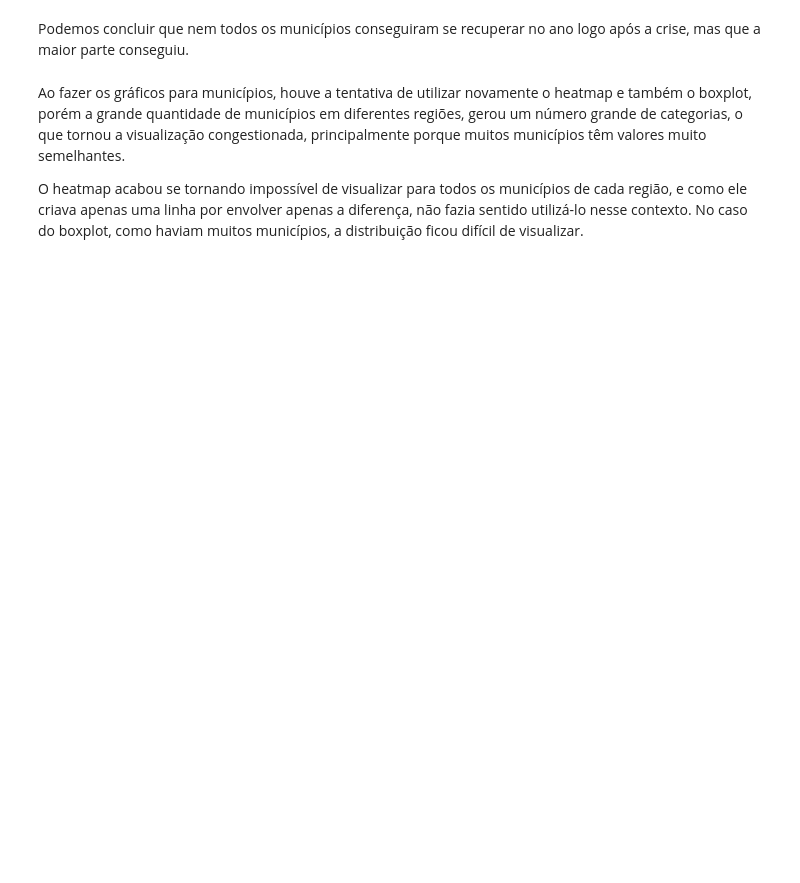
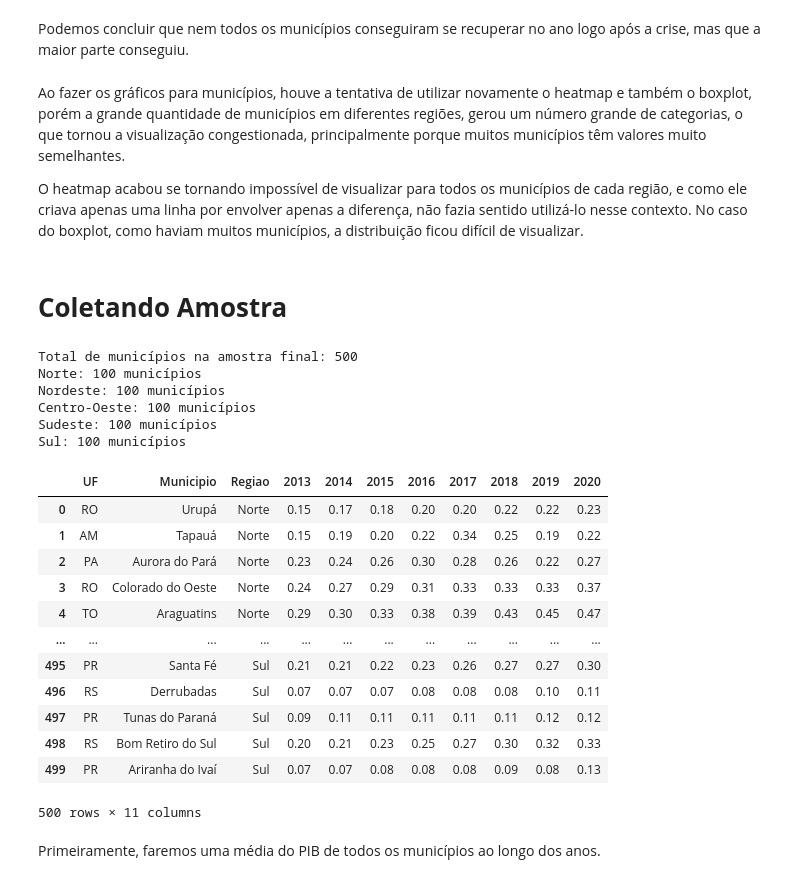
Before and after one commit to anaC-Fernandes/ProjetoDados, a Jupyter notebook: Notebooks/Dataset_Crise.ipynb, the cells around one changed output. Drawn from its saved outputs; the diff is of its cells as text; code cells hidden in the pictures; blank space fills up the shorter version.

```diff
--- a/Notebooks/Dataset_Crise.ipynb
+++ b/Notebooks/Dataset_Crise.ipynb
@@ -593,3 +593,45 @@ Podemos concluir que nem todos os municípios conseguiram se recuperar no ano lo
 Ao fazer os gráficos para municípios, houve a tentativa de utilizar novamente o heatmap e também o boxplot, porém a grande quantidade de municípios em diferentes regiões, gerou um número grande de categorias, o que tornou a visualização congestionada, principalmente porque muitos municípios têm valores muito semelhantes.
 
 O heatmap acabou se tornando impossível de visualizar para todos os municípios de cada região, e como ele criava apenas uma linha por envolver apenas a diferença, não fazia sentido utilizá-lo nesse contexto. No caso do boxplot, como haviam muitos municípios, a distribuição ficou difícil de visualizar.
+# %% [markdown]
+# **Coletando Amostra**
+# %%
+amostras = {}
+
+for regiao, df in municipios_por_regiao.items():
+    if len(df) >= 100:
+        amostra = df.sample(n=100, random_state=42)
+    amostras[regiao] = amostra
+
+amostra_final = pd.concat(amostras.values(), ignore_index=True)
+
+amostra_final.to_csv("amostra_100_municipios_por_regiao.csv", index=False)
+
+print(f"\nTotal de municípios na amostra final: {len(amostra_final)}")
+for regiao, df in amostras.items():
+    print(f"{regiao}: {len(df)} municípios")
+# %% [output]
+Total de municípios na amostra final: 500
+Norte: 100 municípios
+Nordeste: 100 municípios
+Centro-Oeste: 100 municípios
+Sudeste: 100 municípios
+Sul: 100 municípios
+# %%
+amostra_final
+# %% [output]
+|  | UF | Municipio | Regiao | 2013 | 2014 | 2015 | 2016 | 2017 | 2018 | 2019 | 2020 |
+| 0 | RO | Urupá | Norte | 0.15 | 0.17 | 0.18 | 0.20 | 0.20 | 0.22 | 0.22 | 0.23 |
+| 1 | AM | Tapauá | Norte | 0.15 | 0.19 | 0.20 | 0.22 | 0.34 | 0.25 | 0.19 | 0.22 |
+| 2 | PA | Aurora do Pará | Norte | 0.23 | 0.24 | 0.26 | 0.30 | 0.28 | 0.26 | 0.22 | 0.27 |
+| 3 | RO | Colorado do Oeste | Norte | 0.24 | 0.27 | 0.29 | 0.31 | 0.33 | 0.33 | 0.33 | 0.37 |
+| 4 | TO | Araguatins | Norte | 0.29 | 0.30 | 0.33 | 0.38 | 0.39 | 0.43 | 0.45 | 0.47 |
+| ... | ... | ... | ... | ... | ... | ... | ... | ... | ... | ... | ... |
+| 495 | PR | Santa Fé | Sul | 0.21 | 0.21 | 0.22 | 0.23 | 0.26 | 0.27 | 0.27 | 0.30 |
+| 496 | RS | Derrubadas | Sul | 0.07 | 0.07 | 0.07 | 0.08 | 0.08 | 0.08 | 0.10 | 0.11 |
+| 497 | PR | Tunas do Paraná | Sul | 0.09 | 0.11 | 0.11 | 0.11 | 0.11 | 0.11 | 0.12 | 0.12 |
+| 498 | RS | Bom Retiro do Sul | Sul | 0.20 | 0.21 | 0.23 | 0.25 | 0.27 | 0.30 | 0.32 | 0.33 |
+| 499 | PR | Ariranha do Ivaí | Sul | 0.07 | 0.07 | 0.08 | 0.08 | 0.08 | 0.09 | 0.08 | 0.13 |
+500 rows × 11 columns
+# %% [markdown]
+Primeiramente, faremos uma média do PIB de todos os municípios ao longo dos anos.
```
Also changed, not shown: parts of 5 cells of this notebook, 3 other files.
